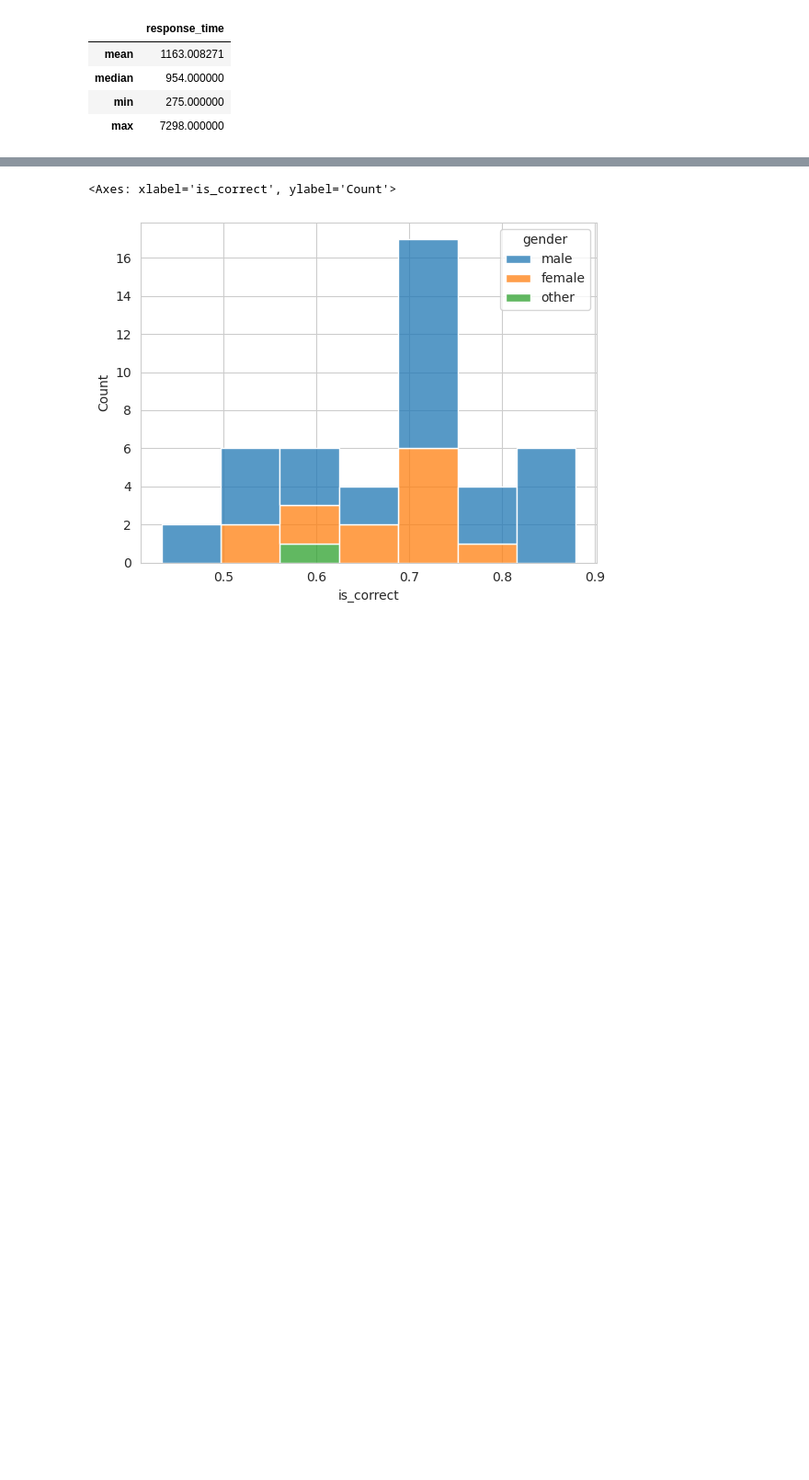
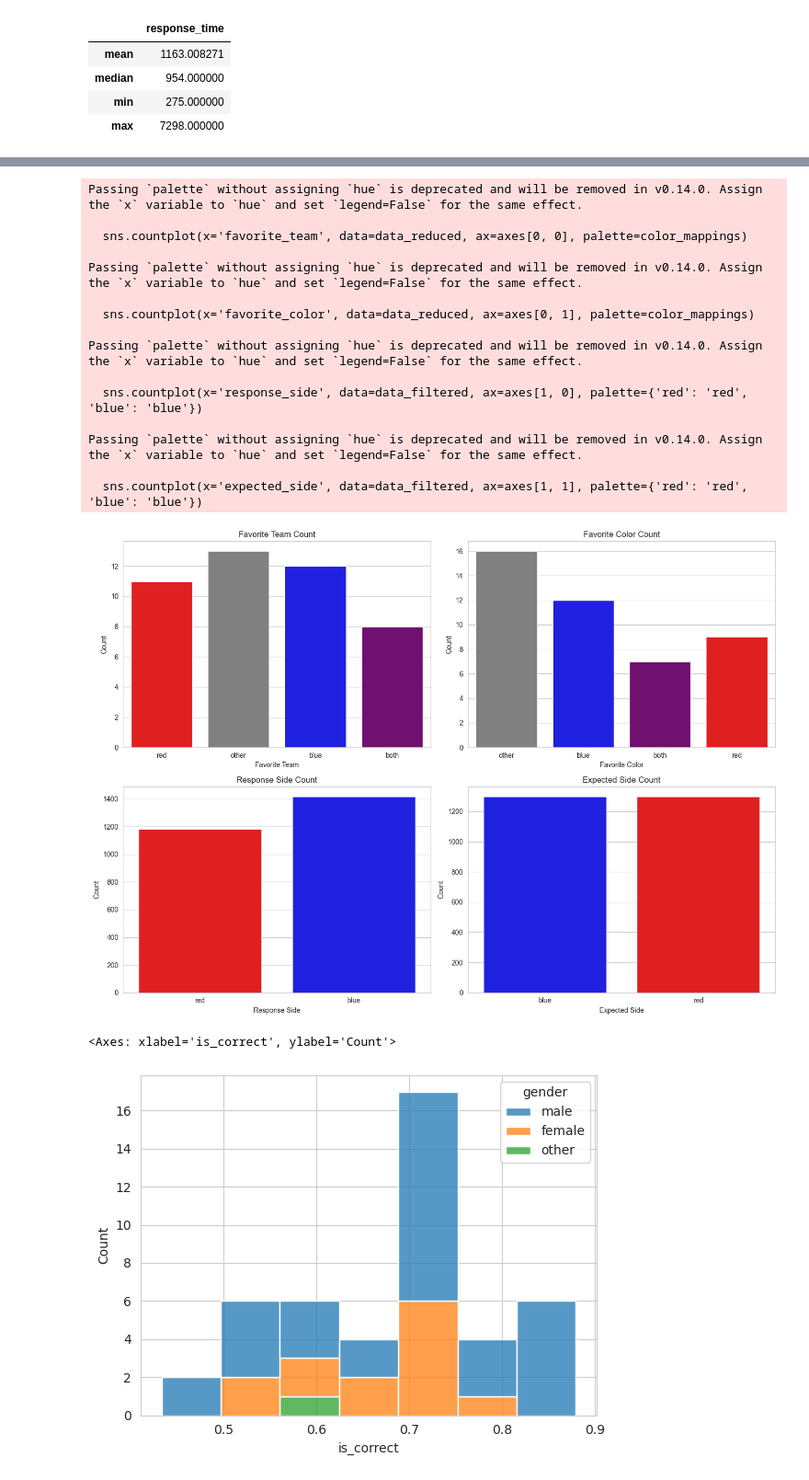
Before and after one commit to michelexyz/salient_colors, a Jupyter notebook: data_analysis/edda.ipynb, the cells around one changed output, grey strips where cells are left out. Shown: that part at 92% size. Cells and saved outputs as stored; diff of their text form; code cells hidden in the pictures; blank space fills up the shorter version.

```diff
--- a/data_analysis/edda.ipynb
+++ b/data_analysis/edda.ipynb
@@ -258,3 +315,54 @@ plt.show()
+# %%
+# Initialize a 2x3 grid of plots
+fig, axes = plt.subplots(2, 2, figsize=(14, 10))
+
+# Custom color mappings
+color_mappings = {'blue': 'blue', 'red': 'red', 'other': 'grey', 'both': 'purple'}
+
+# Count plot for 'favorite_team'
+sns.countplot(x='favorite_team', data=data_reduced, ax=axes[0, 0], palette=color_mappings)
+axes[0, 0].set_title('Favorite Team Count')
+axes[0, 0].set_xlabel('Favorite Team')
+axes[0, 0].set_ylabel('Count')
+
+# Count plot for 'favorite_color'
+sns.countplot(x='favorite_color', data=data_reduced, ax=axes[0, 1], palette=color_mappings)
+axes[0, 1].set_title('Favorite Color Count')
+axes[0, 1].set_xlabel('Favorite Color')
+axes[0, 1].set_ylabel('Count')
+
+# Count plot for 'response_side'
+sns.countplot(x='response_side', data=data_filtered, ax=axes[1, 0], palette={'red': 'red', 'blue': 'blue'})
+axes[1, 0].set_title('Response Side Count')
+axes[1, 0].set_xlabel('Response Side')
+axes[1, 0].set_ylabel('Count')
+
+# Count plot for 'expected_side'
+sns.countplot(x='expected_side', data=data_filtered, ax=axes[1, 1], palette={'red': 'red', 'blue': 'blue'})
+axes[1, 1].set_title('Expected Side Count')
+axes[1, 1].set_xlabel('Expected Side')
+axes[1, 1].set_ylabel('Count')
+
+# Adjust the layout
+plt.tight_layout()
+plt.show()
+# %% [output]
+Passing `palette` without assigning `hue` is deprecated and will be removed in v0.14.0. Assign the `x` variable to `hue` and set `legend=False` for the same effect.
+
+  sns.countplot(x='favorite_team', data=data_reduced, ax=axes[0, 0], palette=color_mappings)
+
+Passing `palette` without assigning `hue` is deprecated and will be removed in v0.14.0. Assign the `x` variable to `hue` and set `legend=False` for the same effect.
+
+  sns.countplot(x='favorite_color', data=data_reduced, ax=axes[0, 1], palette=color_mappings)
+
+Passing `palette` without assigning `hue` is deprecated and will be removed in v0.14.0. Assign the `x` variable to `hue` and set `legend=False` for the same effect.
+
+  sns.countplot(x='response_side', data=data_filtered, ax=axes[1, 0], palette={'red': 'red', 'blue': 'blue'})
+
+Passing `palette` without assigning `hue` is deprecated and will be removed in v0.14.0. Assign the `x` variable to `hue` and set `legend=False` for the same effect.
+
+  sns.countplot(x='expected_side', data=data_filtered, ax=axes[1, 1], palette={'red': 'red', 'blue': 'blue'})
+[figure, added]
 # %%
 # histograms of accuracy
 _df = data_filtered.groupby(['subject_id', 'gender']).is_correct.mean().reset_index()
```
Also changed, not shown: parts of 9 cells of this notebook, 5 other files.
